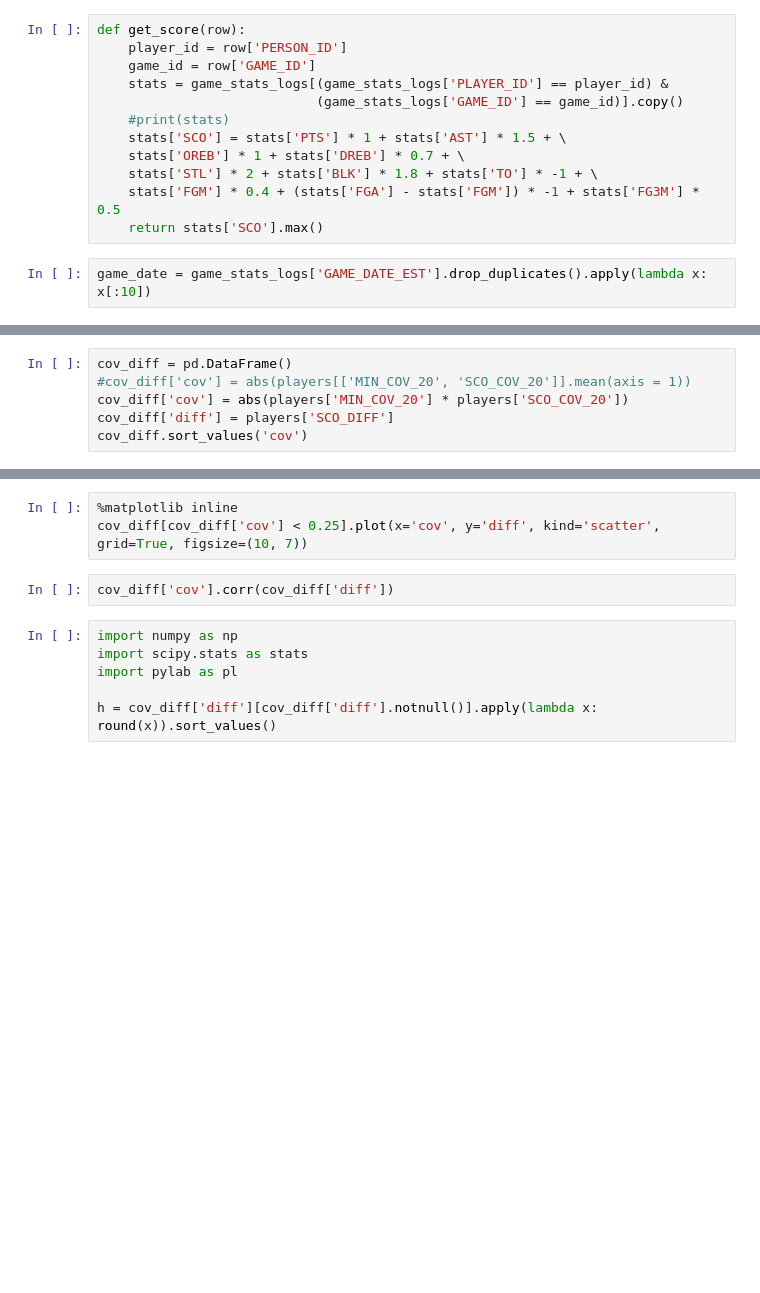
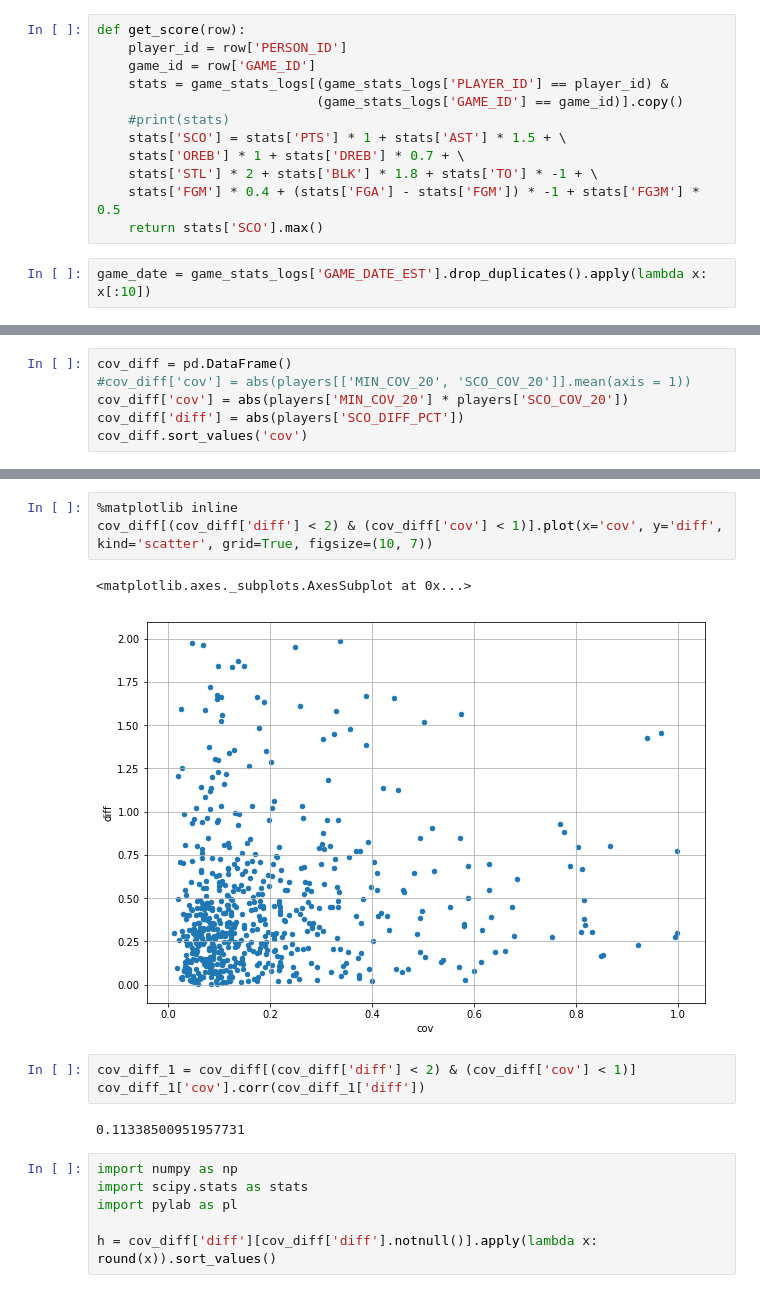
Before and after one commit to wonderui/Hoop_Fantasy, a Jupyter notebook: nba_seer-0.1/0_test_seer.ipynb, the cells around one changed output, grey strips where cells are left out. Drawn from its saved outputs; the diff is of its cells as text; blank space fills up the shorter version.

```diff
--- a/nba_seer-0.1/0_test_seer.ipynb
+++ b/nba_seer-0.1/0_test_seer.ipynb
@@ -119,5 +130,5 @@ players['SCO_DIFF'].describe()
 cov_diff = pd.DataFrame()
 #cov_diff['cov'] = abs(players[['MIN_COV_20', 'SCO_COV_20']].mean(axis = 1))
 cov_diff['cov'] = abs(players['MIN_COV_20'] * players['SCO_COV_20'])
-cov_diff['diff'] = players['SCO_DIFF']
+cov_diff['diff'] = abs(players['SCO_DIFF_PCT'])
 cov_diff.sort_values('cov')
@@ -124,8 +154,14 @@ cov_diff.sort_values('cov')
 # %%
 %matplotlib inline
-cov_diff[cov_diff['cov'] < 0.25].plot(x='cov', y='diff', kind='scatter', grid=True, figsize=(10, 7))
+cov_diff[(cov_diff['diff'] < 2) & (cov_diff['cov'] < 1)].plot(x='cov', y='diff', kind='scatter', grid=True, figsize=(10, 7))
+# %% [output]
+<matplotlib.axes._subplots.AxesSubplot at 0x...>
+[figure, added]
-# %%
-cov_diff['cov'].corr(cov_diff['diff'])
+# %%
+cov_diff_1 = cov_diff[(cov_diff['diff'] < 2) & (cov_diff['cov'] < 1)]
+cov_diff_1['cov'].corr(cov_diff_1['diff'])
+# %% [output]
+0.11338500951957731
 # %%
 import numpy as np
 import scipy.stats as stats
```
Also changed, not shown: parts of 13 cells of this notebook, 3 other files.
